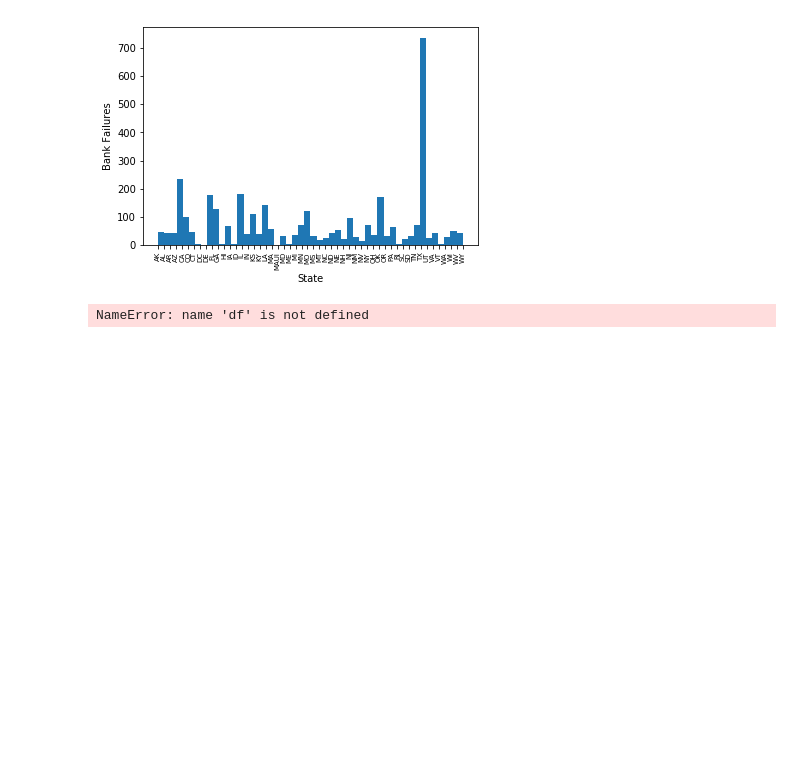
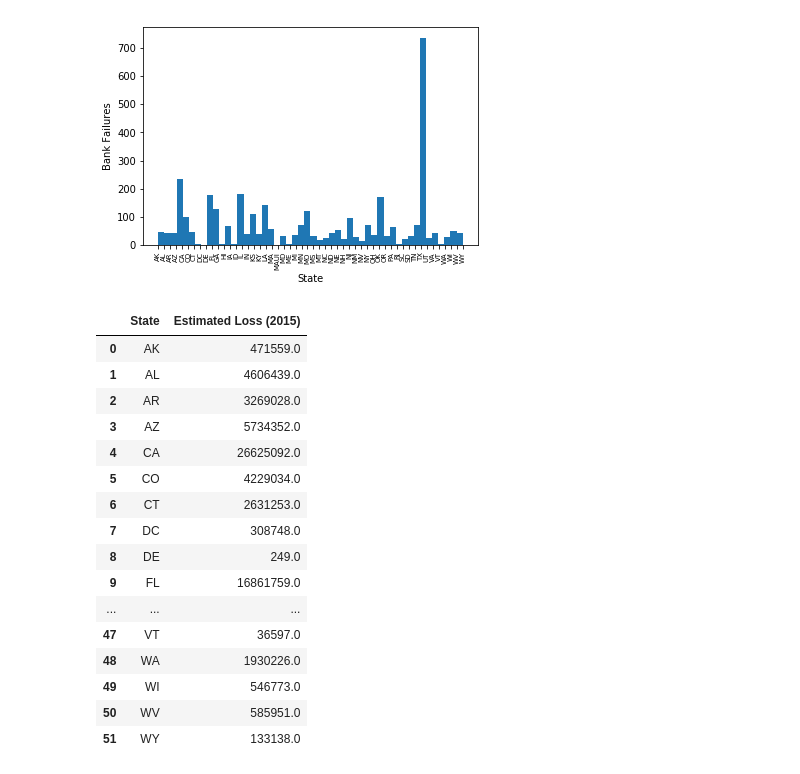
Before and after one commit to bar10009/Thinkful-Capstone-, a Jupyter notebook: Capstone Project 2018.ipynb, the cells around one changed output. Cells and saved outputs as stored; diff of their text form; code cells hidden in the pictures; blank space fills up the shorter version.

```diff
--- a/Capstone Project 2018.ipynb
+++ b/Capstone Project 2018.ipynb
@@ -177,4 +171,0 @@ banks_by_state.sort_values(by='Institution Name', ascending=False).iloc[0:5]
-# %%
-df['Closing Date']=pd.to_datetime(df['Closing Date'])
-# %% [output]
-NameError: name 'df' is not defined
@@ -193,0 +172,20 @@ df['State_Count.columns'].mean
+# %%
+banks.groupby('State', as_index=False)['Estimated Loss (2015)'].agg('sum')
+# %% [output]
+|  | State | Estimated Loss (2015) |
+| 0 | AK | 471559.0 |
+| 1 | AL | 4606439.0 |
+| 2 | AR | 3269028.0 |
+| 3 | AZ | 5734352.0 |
+| 4 | CA | 26625092.0 |
+| 5 | CO | 4229034.0 |
+| 6 | CT | 2631253.0 |
+| 7 | DC | 308748.0 |
+| 8 | DE | 249.0 |
+| 9 | FL | 16861759.0 |
+| ... | ... | ... |
+| 47 | VT | 36597.0 |
+| 48 | WA | 1930226.0 |
+| 49 | WI | 546773.0 |
+| 50 | WV | 585951.0 |
+| 51 | WY | 133138.0 |
```
Also changed, not shown: parts of 20 cells of this notebook.
